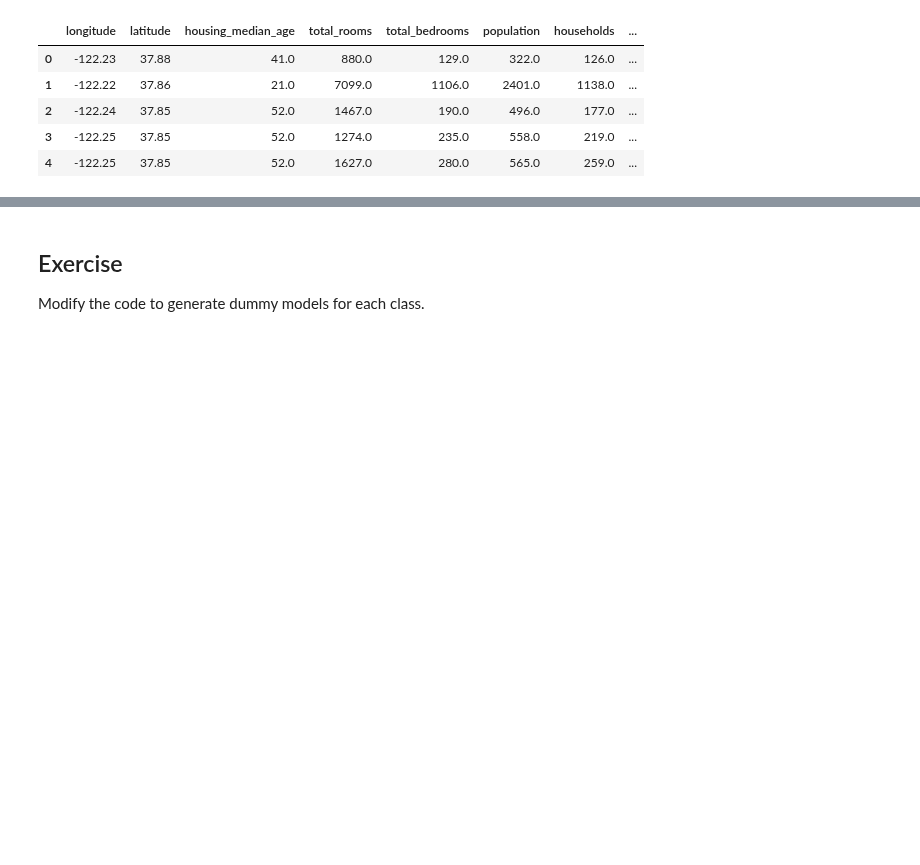
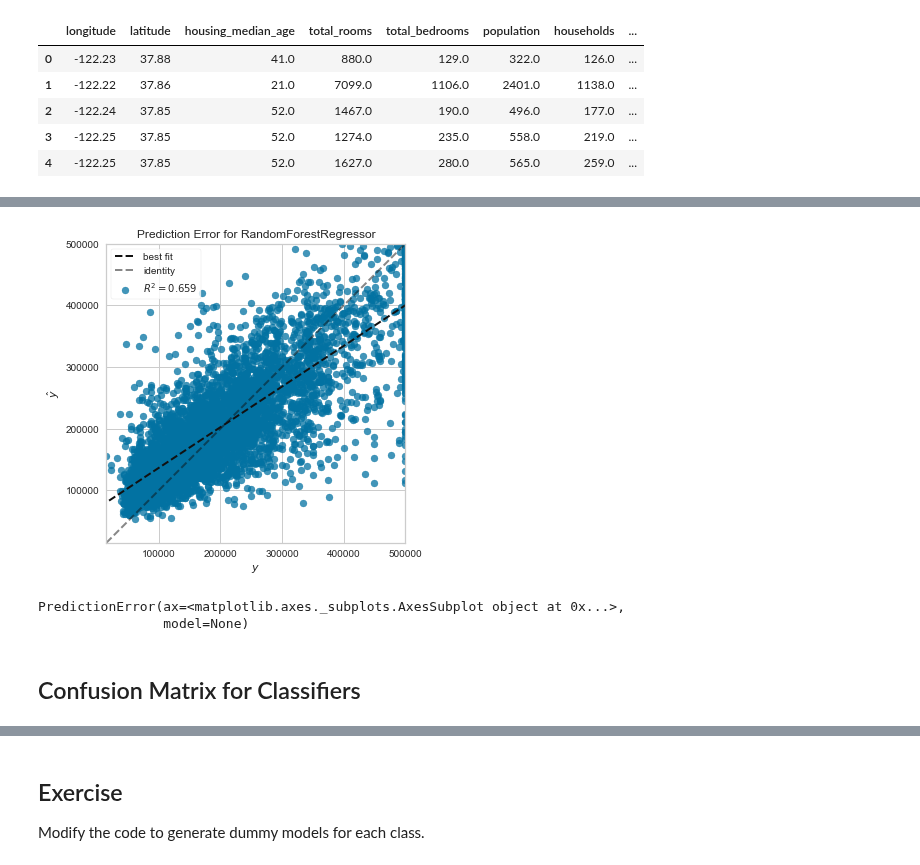
Before and after one commit to JesperDramsch/data-science-gui.de, a Jupyter notebook: notebooks/43 - Machine learning fairness.ipynb, the cells around one changed output, grey strips where cells are left out. Cells and saved outputs as stored; diff of their text form; code cells hidden in the pictures; blank space fills up the shorter version.

```diff
--- a/notebooks/43 - Machine learning fairness.ipynb
+++ b/notebooks/43 - Machine learning fairness.ipynb
@@ -76,0 +88,8 @@ Error in Test
+# %%
+prediction_error(model, x_train, y_train, x_test, y_test)
+# %% [output]
+[figure, added]
+PredictionError(ax=<matplotlib.axes._subplots.AxesSubplot object at 0x...>,
+                model=None)
+# %% [markdown]
+## Confusion Matrix for Classifiers
```
Also changed, not shown: parts of 17 cells of this notebook, 1 other file.
